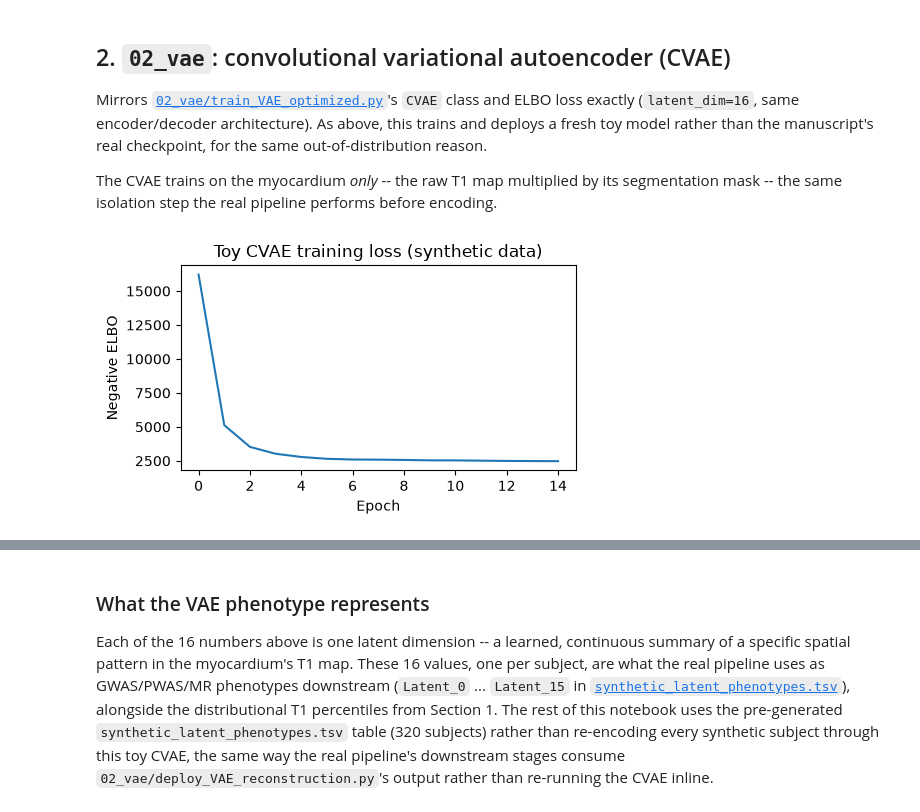
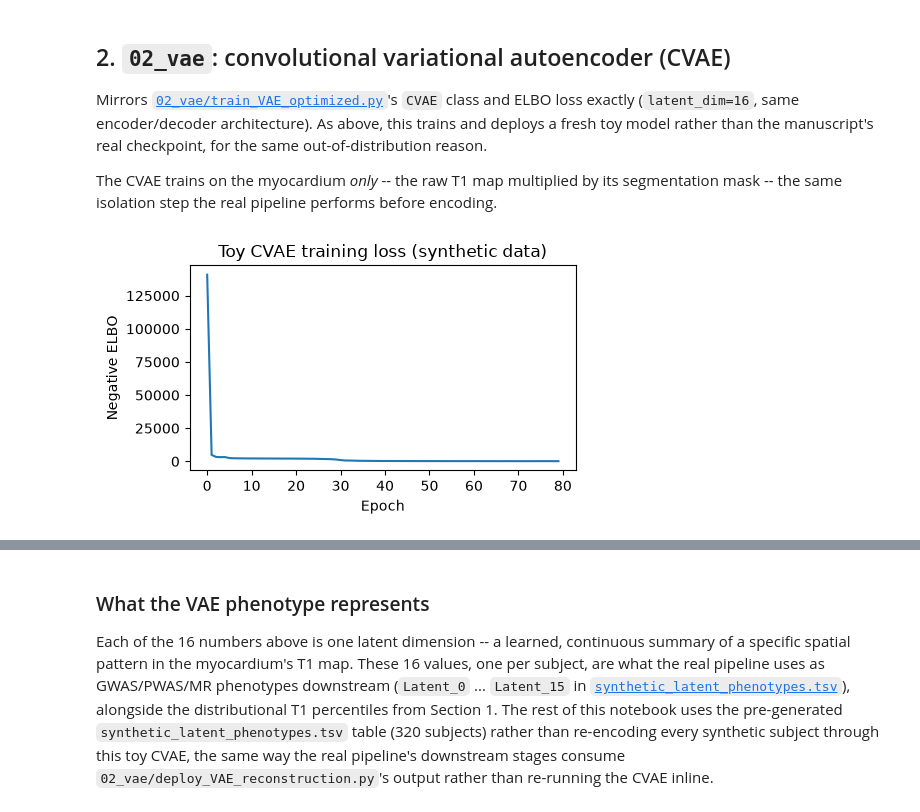
Before and after one commit to reddyrose/deep-learning-fibrosis, a Jupyter notebook: demo/demo_walkthrough.ipynb, the cells around one changed output, grey strips where cells are left out. Saved outputs shown, nothing was run; the diff lists cells and outputs as text; code cells hidden in the pictures.

```diff
--- a/demo/demo_walkthrough.ipynb
+++ b/demo/demo_walkthrough.ipynb
@@ -277,32 +279,32 @@ def compute_loss(model, x):
     logpz = log_normal_pdf(z, 0., 0.)
     logqz_x = log_normal_pdf(z, mean, logvar)
     return -tf.reduce_mean(logpx_z + (logpz - logqz_x))
 
 
 myo_train = train_maps * train_masks
 X_vae = (myo_train / myo_train.max()).astype(np.float32)[..., np.newaxis]
 
 cvae = CVAE(latent_dim=16)
 optimizer = tf.keras.optimizers.Adam(1e-3)
 vae_losses = []
-for epoch in range(15):
+for epoch in range(80):
     epoch_losses = []
     for i in range(0, len(X_vae), 8):
         batch = X_vae[i:i + 8]
         with tf.GradientTape() as tape:
             loss = compute_loss(cvae, batch)
         grads = tape.gradient(loss, cvae.trainable_variables)
         optimizer.apply_gradients(zip(grads, cvae.trainable_variables))
         epoch_losses.append(float(loss))
     vae_losses.append(np.mean(epoch_losses))
 
 plt.figure(figsize=(5, 3))
 plt.plot(vae_losses)
 plt.xlabel("Epoch")
 plt.ylabel("Negative ELBO")
 plt.title("Toy CVAE training loss (synthetic data)")
 plt.tight_layout()
 plt.show()
 print(f"Final training loss: {vae_losses[-1]:.1f}")
 # %% [output]
-[figure, old version]
+[figure, new version]
```
Also changed, not shown: parts of 21 cells of this notebook, 15 other files.
